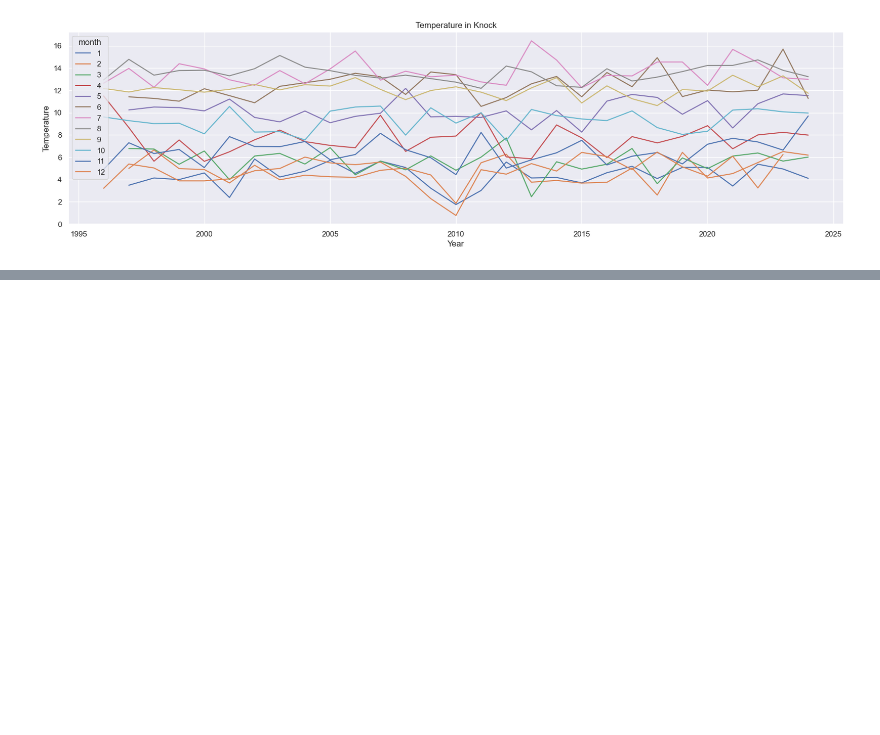
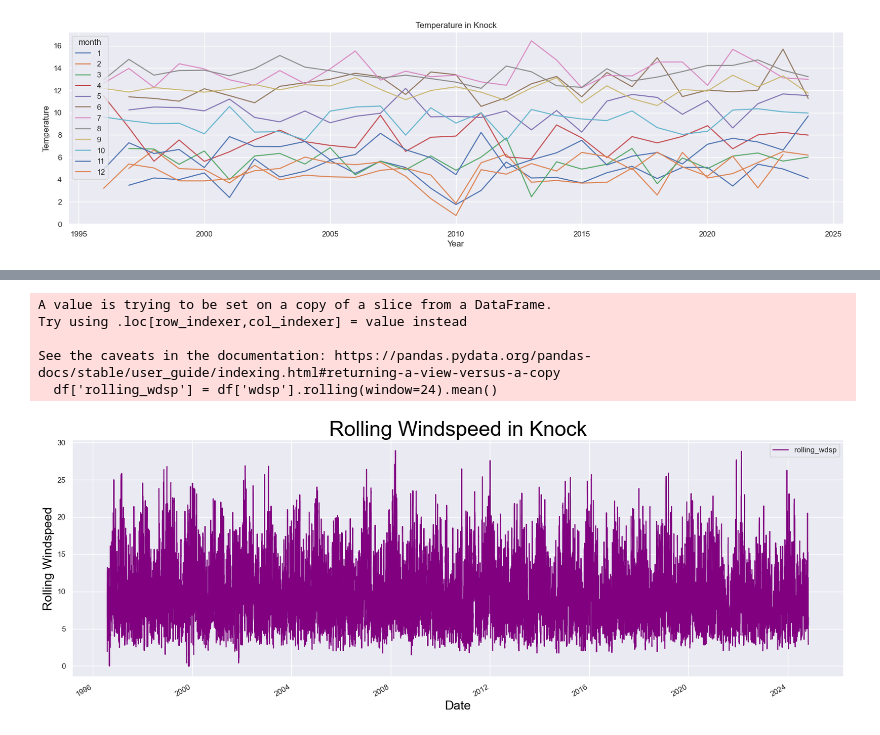
Before and after one commit to Jennyicano/PFDA, a Jupyter notebook: assignments/assignment_6_Weather.ipynb, the cells around one changed output, grey strips where cells are left out. Drawn from its saved outputs; the diff is of its cells as text; code cells hidden in the pictures; blank space fills up the shorter version.

Commit message:
task 6 adding second part with plots of the windspeed in knock

```diff
--- a/assignments/assignment_6_Weather.ipynb
+++ b/assignments/assignment_6_Weather.ipynb
@@ -262,0 +292,25 @@ plt.show()
+# %%
+# Ensure 'wdsp' column is numeric and handle NaN values
+df['wdsp'] = pd.to_numeric(df['wdsp'], errors='coerce')
+df = df.dropna(subset=['wdsp'])
+# %%
+# Create a plot with the rolling windspeed over 24 hours.
+# First I'll create a new column with the rolling windspeed over 24 hours.
+
+df['rolling_wdsp'] = df['wdsp'].rolling(window=24).mean()
+df.loc[:, ['date', 'rolling_wdsp']]
+
+# Plot the rolling windspeed and date.
+df[['date', 'rolling_wdsp']].plot(x='date', y='rolling_wdsp', kind='line', color="purple", figsize=(20, 7))
+
+plt.title("Rolling Windspeed in Knock", fontsize=30, color='black')
+plt.xlabel("Date", fontsize=18, color='black')
+plt.ylabel("Rolling Windspeed", fontsize=18, color='black')
+plt.show()
+# %% [output]
+A value is trying to be set on a copy of a slice from a DataFrame.
+Try using .loc[row_indexer,col_indexer] = value instead
+
+See the caveats in the documentation: https://pandas.pydata.org/pandas-docs/stable/user_guide/indexing.html#returning-a-view-versus-a-copy
+  df['rolling_wdsp'] = df['wdsp'].rolling(window=24).mean()
+[figure, added]
```
Also changed, not shown: parts of 6 cells of this notebook.
